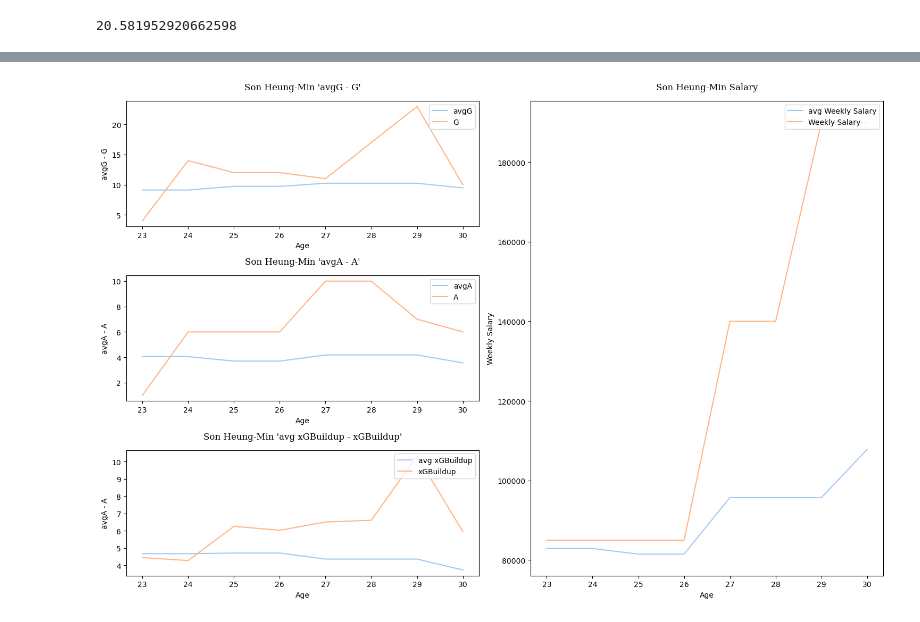
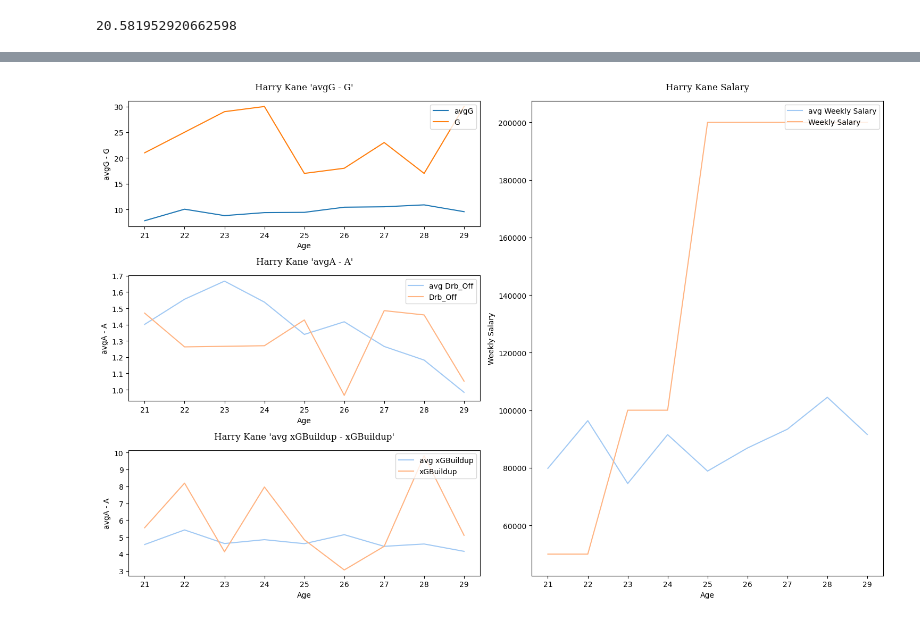
Before and after one commit to LEEINSEO-0118/EPL_EDA_Project, a Jupyter notebook: EDA_with_team_code.ipynb, the cells around one changed output, grey strips where cells are left out. Cells and saved outputs as stored; diff of their text form; code cells hidden in the pictures.

```diff
--- a/EDA_with_team_code.ipynb
+++ b/EDA_with_team_code.ipynb
@@ -105,16 +104,33 @@ Index(['year', 'Name', 'Age', 'Team', 'Position', 'Weekly Salary',
 # %%
 position_min_means = eda_df[eda_df.Min > min_mean].groupby(['Position', 'Age Lev']).mean()
 # %%
+# '23', '25', '26', '27', '29', '30', '28', '22', '24', '31', '>32', '21', '<21', '32'
 def get_age_lev(age):
-    if age < 23:
-        return '<23'
+    if age < 21:
+        return '<21'
+    elif age < 22:
+        return '21'
+    elif age < 23:
+        return '22'
+    elif age < 24:
+        return '23'
     elif age < 25:
-        return '<25'
+        return '24'
+    elif age < 26:
+        return '25'
     elif age < 27:
-        return '<27'
+        return '26'
+    elif age < 28:
+        return '27'
+    elif age < 29:
+        return '28'
     elif age < 30:
-        return '<30'
+        return '29'
+    elif age < 31:
+        return '30'
+    elif age < 32:
+        return '31'
     elif age < 33:
-        return '<33'
+        return '32'
     else:
-        return '>33'
+        return '>32'
@@ -121,6 +165,8 @@ def get_age_lev(age):
+# %%
+player_name = "Harry Kane"
 # %%
 # 특정 선수 지표와 해당 나이대 지표 비교
-player_name = "Son Heung-Min"
+# player_name = "Son Heung-Min"
 one_player = eda_df[eda_df['Name'] == player_name]
 position = one_player['Position'].unique()[0]
 
@@ -128,11 +174,11 @@ position = one_player['Position'].unique()[0]
 position_min_means.loc[position]
 
 # 나이 범위에 맞추어 평균 값 데이터 만들기
-means_list = [['Age', 'Age Lev', 'G', 'A', 'xGBuildup', 'Weekly Salary']]
+means_list = [['Age', 'Age Lev', 'G', 'A', 'xGBuildup', 'Weekly Salary', 'Drb_Off']]
 for age in one_player['Age'].unique():
     age_lev = get_age_lev(age)
-    temp = list(position_min_means.loc[(position, age_lev)].loc[['G', 'A', 'xGBuildup', 'Weekly Salary']])
-    means_list.append([age, age_lev, temp[0], temp[1], temp[2], temp[3]])
+    temp = list(position_min_means.loc[(position, age_lev)].loc[['G', 'A', 'xGBuildup', 'Weekly Salary', 'Drb_Off']])
+    means_list.append([age, age_lev] + temp)
 means_df = pd.DataFrame(means_list[1:], columns = means_list[0])
 
 plt.figure(figsize = (15, 10))
@@ -154,33 +200,33 @@ sns.set_palette('pastel')
 plt.title(f'{player_name} \'avgA - A\'', pad = 15, fontfamily = 'serif')
 plt.ylabel('avgA - A')
 
 plt.xticks(one_player['Age'].unique())
-sns.lineplot(data = means_df, x = 'Age', y = 'A', label = 'avgA')
-sns.lineplot(data = one_player, x = 'Age', y = 'A', label = 'A')
+sns.lineplot(data = means_df, x = 'Age', y = 'Drb_Off', label = 'avg Drb_Off')
+sns.lineplot(data = one_player, x = 'Age', y = 'Drb_Off', label = 'Drb_Off')
 plt.legend(loc = 'upper right')
 
 # avg xGBuildup - xGBuildup
 plt.subplot(3, 2, 5)
 sns.set_palette('pastel')
 plt.title(f'{player_name} \'avg xGBuildup - xGBuildup\'', pad = 15, fontfamily = 'serif')
 plt.ylabel('avgA - A')
 
 plt.xticks(one_player['Age'].unique())
 sns.lineplot(data = means_df, x = 'Age', y = 'xGBuildup', label = 'avg xGBuildup')
 sns.lineplot(data = one_player, x = 'Age', y = 'xGBuildup', label = 'xGBuildup')
 plt.legend(loc = 'upper right')
 
 
 # Salary
 plt.subplot(1, 2, 2)
 plt.title(f'{player_name} Salary', pad = 15, fontfamily = 'serif')
 
 plt.xticks(one_player['Age'].unique())
 sns.lineplot(data = means_df, x = 'Age', y = 'Weekly Salary', label = 'avg Weekly Salary')
 sns.lineplot(data = one_player, x = 'Age', y = 'Weekly Salary', label = 'Weekly Salary')
 plt.legend(loc = 'upper right')
 
 plt.tight_layout()
 plt.show()
 # %% [output]
-[figure, old version]
+[figure, new version]
```
Also changed, not shown: parts of 10 cells of this notebook, 23 other files.
